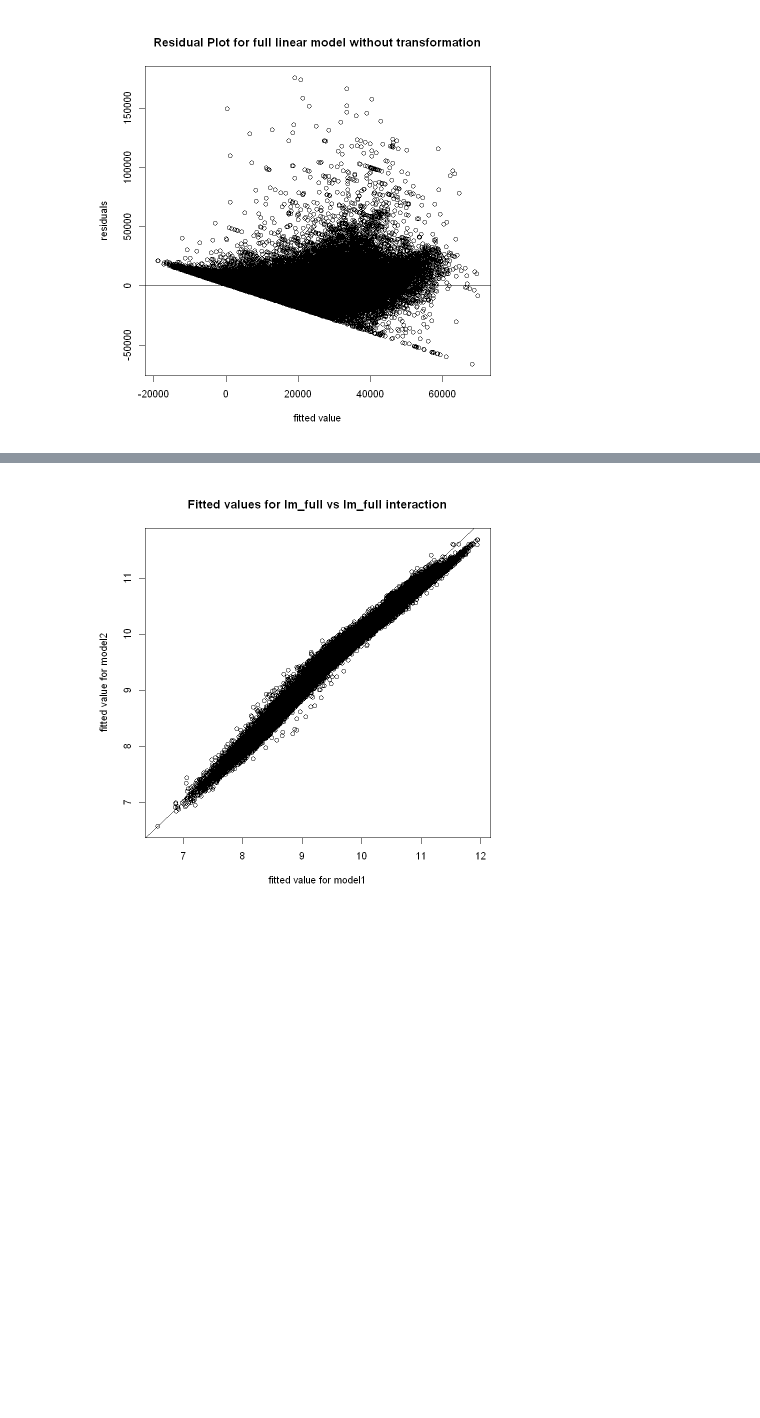
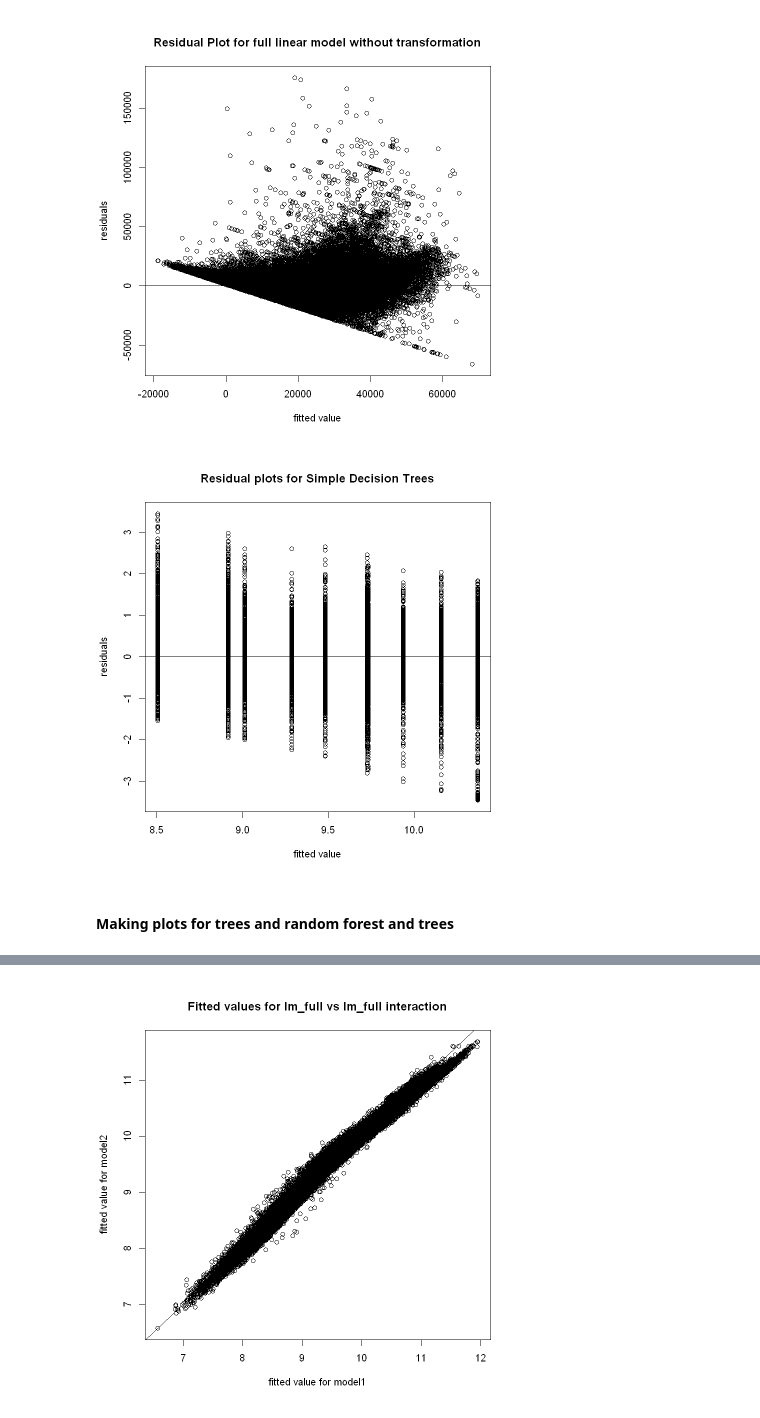
Before and after one commit to SorenRajani/STAT_447B_Project, a Jupyter notebook: 06-Validation.ipynb, the cells around one changed output, grey strips where cells are left out. Saved outputs shown, nothing was run; the diff lists cells and outputs as text; code cells hidden in the pictures; blank space fills up the shorter version.

Commit message:
adding changes to include trees results +plots+ fixing functions and 05c-tree

```diff
--- a/06-Validation.ipynb
+++ b/06-Validation.ipynb
@@ -13,3 +16,5 @@ interact_model_subset = readRDS("05e-subsetlmInteractions.rds")
+# %%
+trees_full = readRDS("05c-tree.rds")
 # %% [markdown]
 # Model Diagnostics
 We will be trying to fit various diagnostic plots to assess the quality of the our models
@@ -50,3 +60,9 @@ lm_dummy_model = lm(price~., data = train)
 res_plot(lm_dummy_model, "Residual Plot for full linear model without transformation")
 # %% [output]
 [figure]
+# %%
+res_plot(trees_full, "Residual plots for Simple Decision Trees")
+# %% [output]
+[figure, added]
+# %% [markdown]
+#### Making plots for trees and random forest and trees
```
Also changed, not shown: parts of 13 cells of this notebook, 2 other files.
